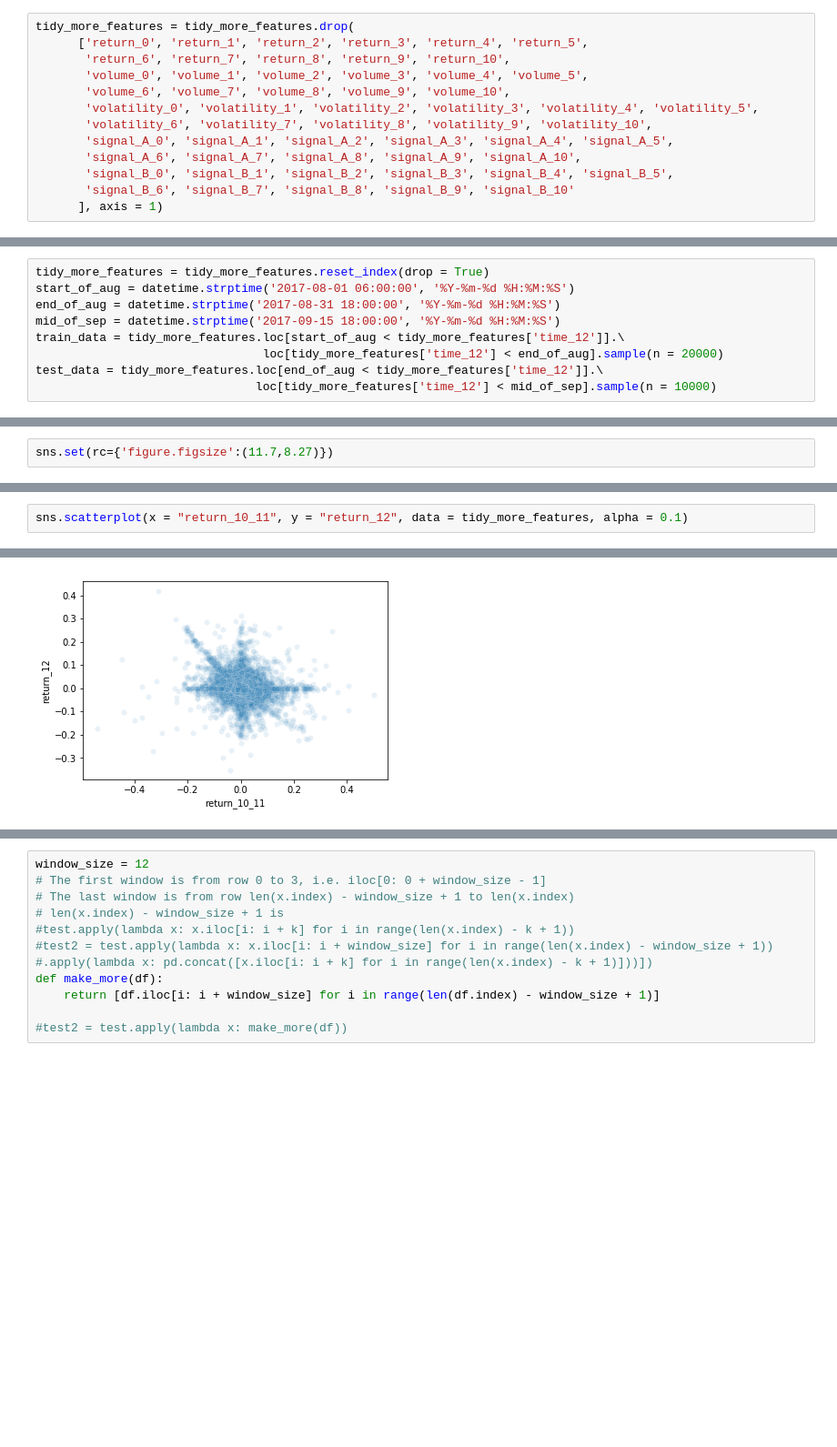
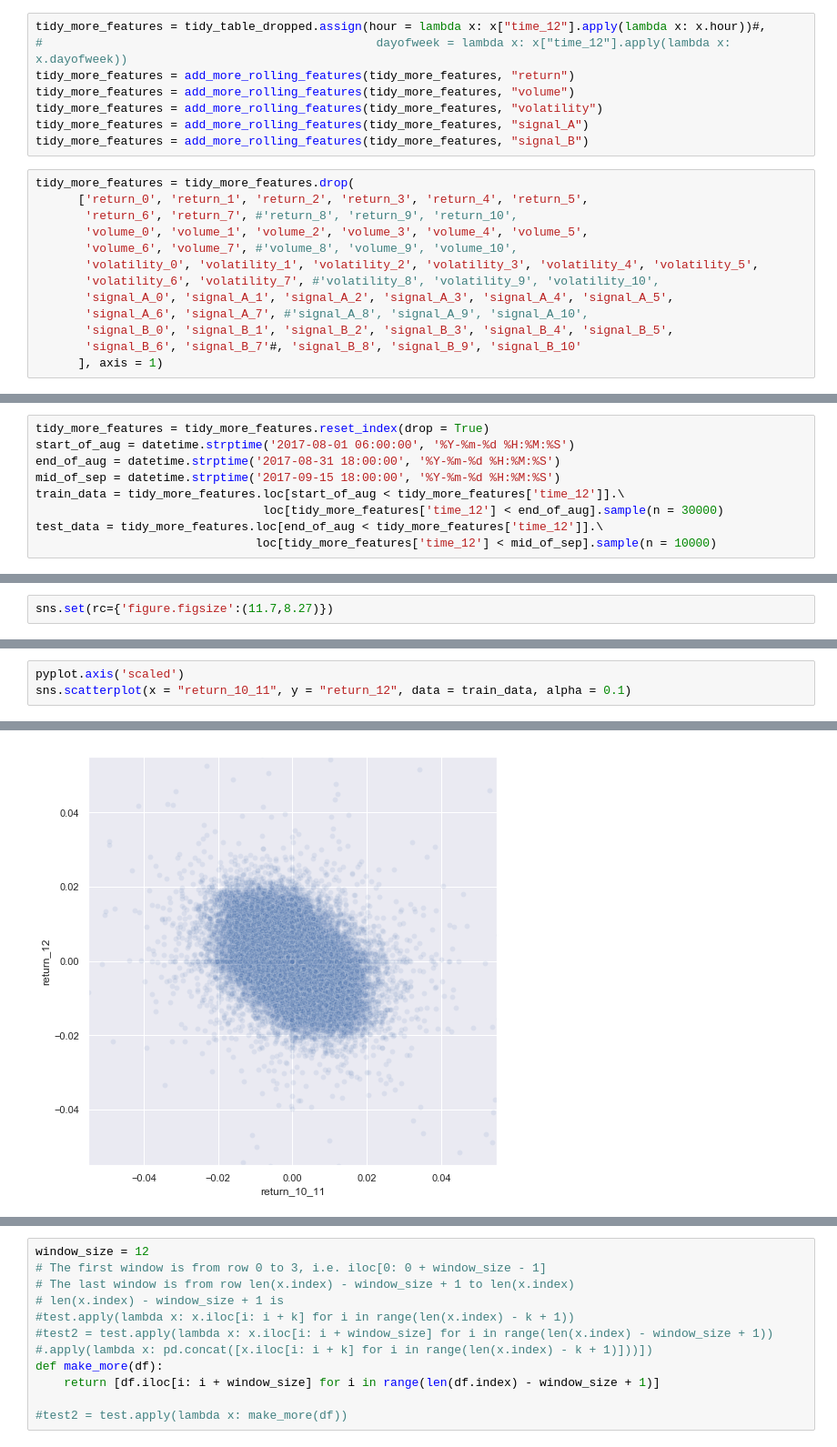
Before and after one commit to kanru-wang/stock_toy_model_for_phg, a Jupyter notebook: dev_notebook.ipynb, the cells around one changed output, grey strips where cells are left out. Shown at 91% size. Saved outputs shown, nothing was run; the diff lists cells and outputs as text; blank space fills up the shorter version.

```diff
--- a/dev_notebook.ipynb
+++ b/dev_notebook.ipynb
@@ -260,15 +252,23 @@ tidy_more_features["signal_B_10_11"] = tidy_more_features["signal_B_10"] + tidy_
+# %%
+tidy_more_features = tidy_table_dropped.assign(hour = lambda x: x["time_12"].apply(lambda x: x.hour))#,
+#                                               dayofweek = lambda x: x["time_12"].apply(lambda x: x.dayofweek))
+tidy_more_features = add_more_rolling_features(tidy_more_features, "return")
+tidy_more_features = add_more_rolling_features(tidy_more_features, "volume")
+tidy_more_features = add_more_rolling_features(tidy_more_features, "volatility")
+tidy_more_features = add_more_rolling_features(tidy_more_features, "signal_A")
+tidy_more_features = add_more_rolling_features(tidy_more_features, "signal_B")
 # %%
 tidy_more_features = tidy_more_features.drop(
       ['return_0', 'return_1', 'return_2', 'return_3', 'return_4', 'return_5',
-       'return_6', 'return_7', 'return_8', 'return_9', 'return_10',
+       'return_6', 'return_7', #'return_8', 'return_9', 'return_10',
        'volume_0', 'volume_1', 'volume_2', 'volume_3', 'volume_4', 'volume_5',
-       'volume_6', 'volume_7', 'volume_8', 'volume_9', 'volume_10',
+       'volume_6', 'volume_7', #'volume_8', 'volume_9', 'volume_10',
        'volatility_0', 'volatility_1', 'volatility_2', 'volatility_3', 'volatility_4', 'volatility_5',
-       'volatility_6', 'volatility_7', 'volatility_8', 'volatility_9', 'volatility_10',
+       'volatility_6', 'volatility_7', #'volatility_8', 'volatility_9', 'volatility_10',
        'signal_A_0', 'signal_A_1', 'signal_A_2', 'signal_A_3', 'signal_A_4', 'signal_A_5',
-       'signal_A_6', 'signal_A_7', 'signal_A_8', 'signal_A_9', 'signal_A_10',
+       'signal_A_6', 'signal_A_7', #'signal_A_8', 'signal_A_9', 'signal_A_10',
        'signal_B_0', 'signal_B_1', 'signal_B_2', 'signal_B_3', 'signal_B_4', 'signal_B_5',
-       'signal_B_6', 'signal_B_7', 'signal_B_8', 'signal_B_9', 'signal_B_10'
+       'signal_B_6', 'signal_B_7'#, 'signal_B_8', 'signal_B_9', 'signal_B_10'
       ], axis = 1)
 # %%
 tidy_more_features.shape
@@ -280,7 +280,7 @@ start_of_aug = datetime.strptime('2017-08-01 06:00:00', '%Y-%m-%d %H:%M:%S')
 end_of_aug = datetime.strptime('2017-08-31 18:00:00', '%Y-%m-%d %H:%M:%S')
 mid_of_sep = datetime.strptime('2017-09-15 18:00:00', '%Y-%m-%d %H:%M:%S')
 train_data = tidy_more_features.loc[start_of_aug < tidy_more_features['time_12']].\
-                                loc[tidy_more_features['time_12'] < end_of_aug].sample(n = 20000)
+                                loc[tidy_more_features['time_12'] < end_of_aug].sample(n = 30000)
 test_data = tidy_more_features.loc[end_of_aug < tidy_more_features['time_12']].\
                                loc[tidy_more_features['time_12'] < mid_of_sep].sample(n = 10000)
 # %%
@@ -442,5 +451,6 @@ Feature ranking:
 # %%
-sns.scatterplot(x = "return_10_11", y = "return_12", data = tidy_more_features, alpha = 0.1)
+pyplot.axis('scaled')
+sns.scatterplot(x = "return_10_11", y = "return_12", data = train_data, alpha = 0.1)
 # %% [output]
 <matplotlib.axes._subplots.AxesSubplot at 0x...>
-[figure, old version]
+[figure, new version]
```
Also changed, not shown: parts of 31 cells of this notebook.
